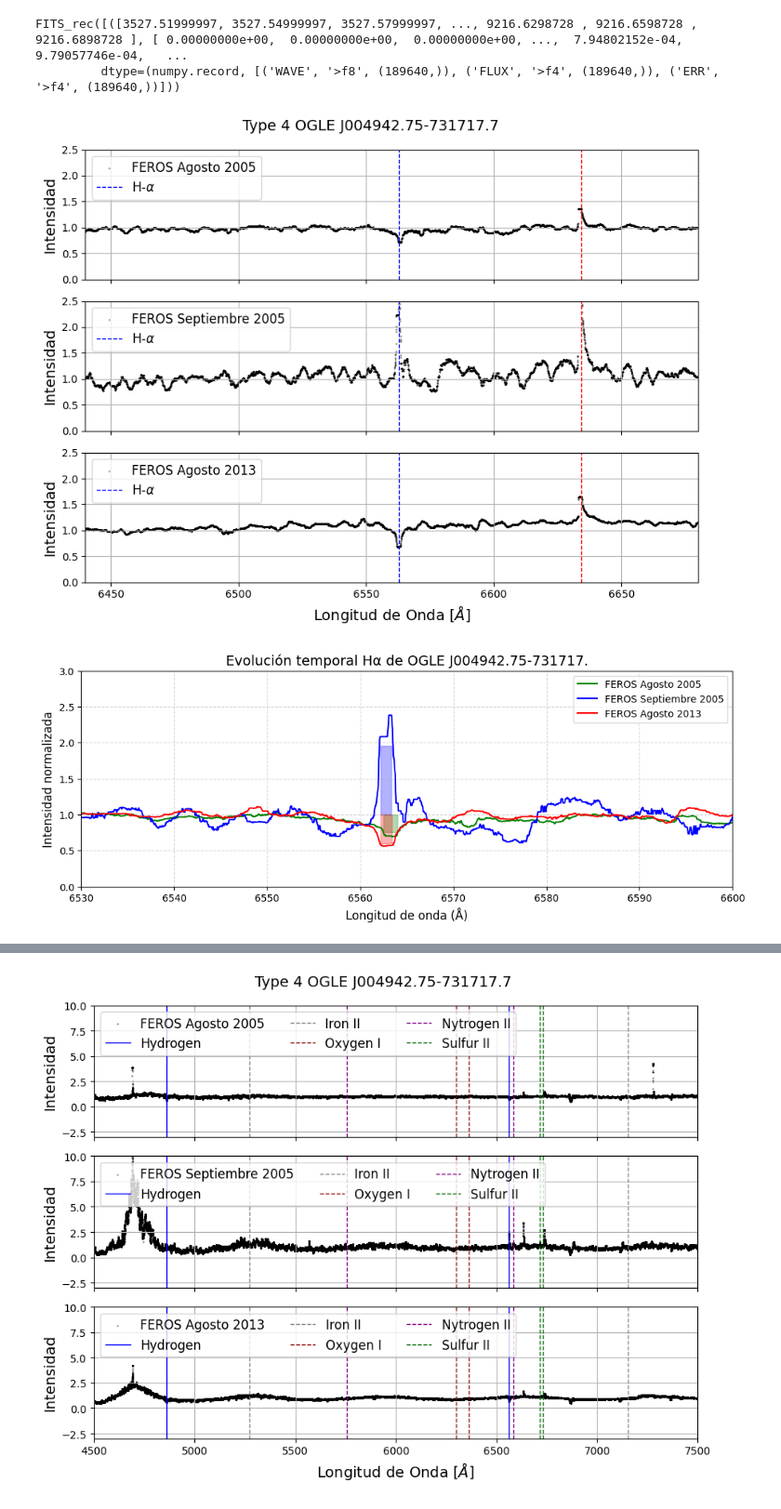
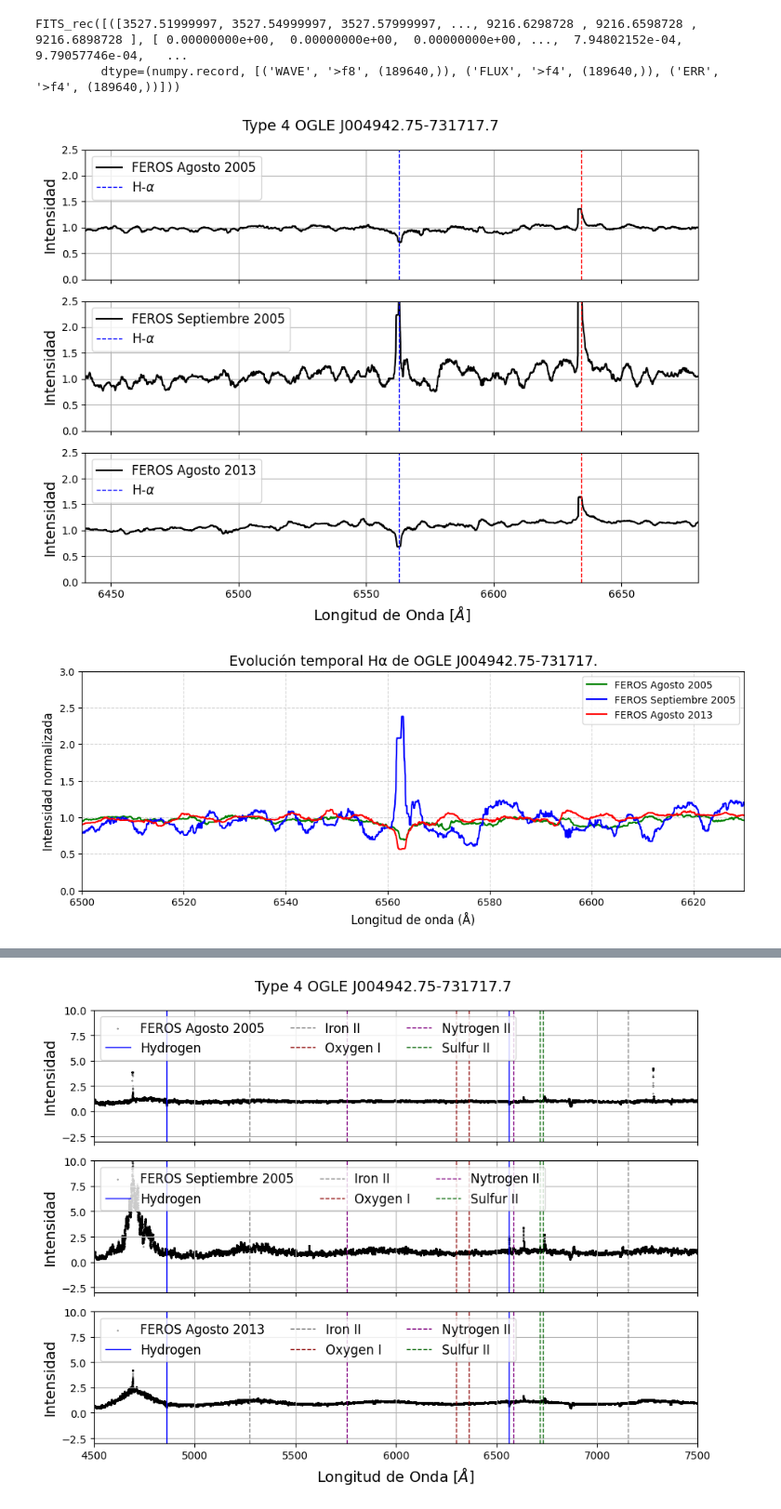
Before and after one commit to lsperezm/Red_Be_Stars, a Jupyter notebook: Code/B049.ipynb, the cells around one changed output, grey strips where cells are left out. Shown at 93% size. Cells and saved outputs as stored; diff of their text form; code cells hidden in the pictures.

```diff
--- a/Code/B049.ipynb
+++ b/Code/B049.ipynb
@@ -80,10 +80,9 @@ modelo3 = fitter(models.Chebyshev1D(25),lam3[mask3],xd3_filt[mask3])
 fig, axs = plt.subplots(3, 1, sharex=True, figsize=(9, 7))  # 5 rows, 1 column
 
 # Plot each light curve
-axs[0].scatter(lam1-3.6,xd1_filt/modelo1(lam1),s=0.1, color='black', label='FEROS Agosto 2005')
-axs[1].scatter(lam2-3.6,xd2_filt/modelo2(lam2), s=0.1, color='black',label='FEROS Septiembre 2005')
-axs[2].scatter(lam3-3.6,xd3_filt/modelo3(lam3), s=0.1, color='black',label='FEROS Agosto 2013')
-
+axs[0].plot(lam1-3.6,xd1_filt/modelo1(lam1), color='black', label='FEROS Agosto 2005')
+axs[1].plot(lam2-3.6,xd2_filt/modelo2(lam2), color='black',label='FEROS Septiembre 2005')
+axs[2].plot(lam3-3.6,xd3_filt/modelo3(lam3), color='black',label='FEROS Agosto 2013')
 
 
 # Labels
@@ -108,7 +107,7 @@ plt.tight_layout()
 plt.savefig('B049')
 plt.show()
 # %% [output]
-[figure, old version]
+[figure, new version]
 # %%
 wb= 10 #Ancho banda azul
 cb= 6530 #Posición banda azul
@@ -120,35 +119,32 @@ n_iter = 100
 # %%
 EW_sst = []
 #with fits.open(Oct2015) as hdul:
 #h1 = fits.getheader(UVES2001)
 fl = (xd1_filt/modelo1(lam1))#[36200:-132000] #Flux normalizado
 #efl = data1['ERR'][0]
-wl = (lam1-3.5)#[36200:-132000] #wavelength
+wl = lam1#[36200:-132000] #wavelength
 
 plt.figure(figsize=(12,4))
 
-plt.plot(wl, fl-0.02,color='green', label='FEROS Agosto 2005')
-plt.plot((lam2-3.3)[99000:-86000],(xd2_filt/modelo2(lam2))[99000:-86000]-0.15,color='blue',label='FEROS Septiembre 2005')
-plt.plot((lam3-3.5),(xd3_filt/modelo3(lam3))-0.12,color='red',label='FEROS Agosto 2013')
-plt.fill_between([6562.9+0.35-1.4862876385884796/2,6562.9+0.35+1.4862876385884796/2], 0.76,1, color='green', alpha=0.3)
-plt.fill_between([6562.75-1.1158499520537195/2,6562.75+1.1158499520537195/2], 1,1.95, color='blue', alpha=0.3)
-plt.fill_between([6562.8-1.17806966309203/2,6562.8+1.17806966309203/2], 0.6,1, color='red', alpha=0.3)
-
+plt.plot(wl-3.7, fl-0.02,color='green', label='FEROS Agosto 2005')
+plt.plot(lam2-3.6,(xd2_filt/modelo2(lam2))-0.15,color='blue',label='FEROS Septiembre 2005')
+plt.plot(lam3-3.6,(xd3_filt/modelo3(lam3))-0.12,color='red',label='FEROS Agosto 2013')
+#plt.axvline(x=6562.8, color='blue')
 
 
 plt.xlabel('Longitud de onda (Å)', fontsize=12)
 plt.ylabel('Intensidad normalizada', fontsize=12)
 plt.title('Evolución temporal Hα de OGLE J004942.75-731717.', fontsize=14)
 plt.grid(True, linestyle='--', alpha=0.5)
 plt.legend()
-plt.xlim(6530,6600)
+plt.xlim(6500, 6630)
 plt.ylim(0,3)
 plt.savefig('B049Variabl')
 plt.show
 
 SampleEW = []
 # %% [output]
-[figure, old version]
+[figure, new version]
 # %%
 def EW (wl, fl, cf, wf, cb, wb, cr, wr, n_iter):
 
```
Also changed, not shown: parts of 4 cells of this notebook, 26 other files.
